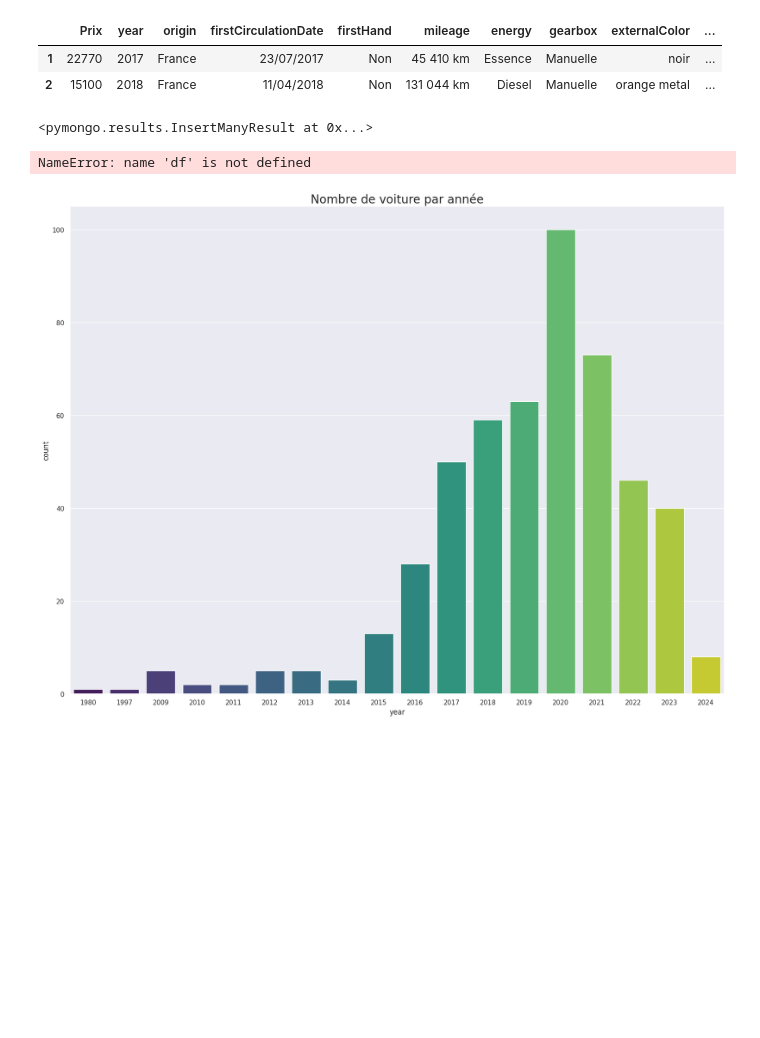
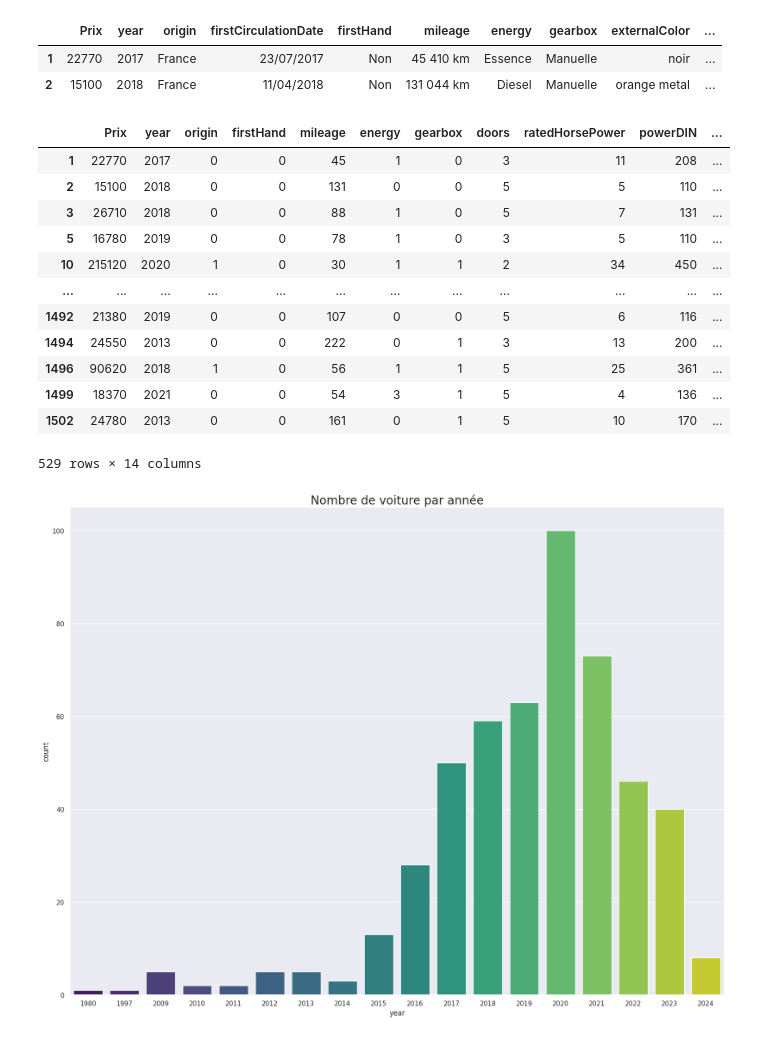
Before and after one commit to ChristopheLeonardi/challeng-car-prediction, a Jupyter notebook: notebook-test/ML car price.ipynb, the cells around one changed output. Cells and saved outputs as stored; diff of their text form; code cells hidden in the pictures; blank space fills up the shorter version.

```diff
--- a/notebook-test/ML car price.ipynb
+++ b/notebook-test/ML car price.ipynb
@@ -43,21 +43,22 @@ df['co2'] = df['co2'].str.extract('(\d+)').astype(int)
 df['critAir'] = df['critAir'].str.extract('(\d+)').astype(int)
 df['energy'] = df['energy'].replace({'Diesel' : 0,'Essence' : 1,'Hybride essence électrique' : 2,'Electrique' : 3,'Bicarburation essence bioéthanol' : 4,'Hybride diesel électrique' : 5})
 df = df.drop(["firstCirculationDate", "externalColor"], axis=1)
-# %%
-import pandas as pd
-from pymongo import MongoClient
-
-# Créez une connexion à votre base de données MongoDB
-client = MongoClient("mongodb+srv://arezki:azertyuiop@cluster0.rkk06pb.mongodb.net/")
-db = client['projet_data']
-collection = db['Cars']
-collection.insert_many(df.to_dict("records"))
-# %% [output]
-<pymongo.results.InsertManyResult at 0x...>
 # %%
-df["energy"].unique()
+df
 # %% [output]
+|  | Prix | year | origin | firstHand | mileage | energy | gearbox | doors | ratedHorsePower | powerDIN | ... |
+| 1 | 22770 | 2017 | 0 | 0 | 45 | 1 | 0 | 3 | 11 | 208 | ... |
+| 2 | 15100 | 2018 | 0 | 0 | 131 | 0 | 0 | 5 | 5 | 110 | ... |
+| 3 | 26710 | 2018 | 0 | 0 | 88 | 1 | 0 | 5 | 7 | 131 | ... |
+| 5 | 16780 | 2019 | 0 | 0 | 78 | 1 | 0 | 3 | 5 | 110 | ... |
+| 10 | 215120 | 2020 | 1 | 0 | 30 | 1 | 1 | 2 | 34 | 450 | ... |
+| ... | ... | ... | ... | ... | ... | ... | ... | ... | ... | ... | ... |
+| 1492 | 21380 | 2019 | 0 | 0 | 107 | 0 | 0 | 5 | 6 | 116 | ... |
+| 1494 | 24550 | 2013 | 0 | 0 | 222 | 0 | 1 | 3 | 13 | 200 | ... |
+| 1496 | 90620 | 2018 | 1 | 0 | 56 | 1 | 1 | 5 | 25 | 361 | ... |
+| 1499 | 18370 | 2021 | 0 | 0 | 54 | 3 | 1 | 5 | 4 | 136 | ... |
+| 1502 | 24780 | 2013 | 0 | 0 | 161 | 0 | 1 | 5 | 10 | 170 | ... |
-NameError: name 'df' is not defined
+529 rows × 14 columns
 # %%
 plt.figure(figsize = (20, 15))
 sns.countplot(x=df.year, palette = 'viridis')
```
Also changed, not shown: 4 other files.
